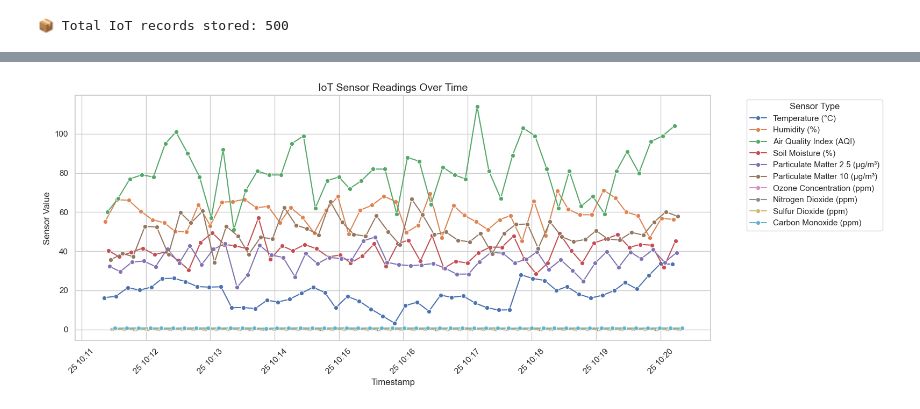
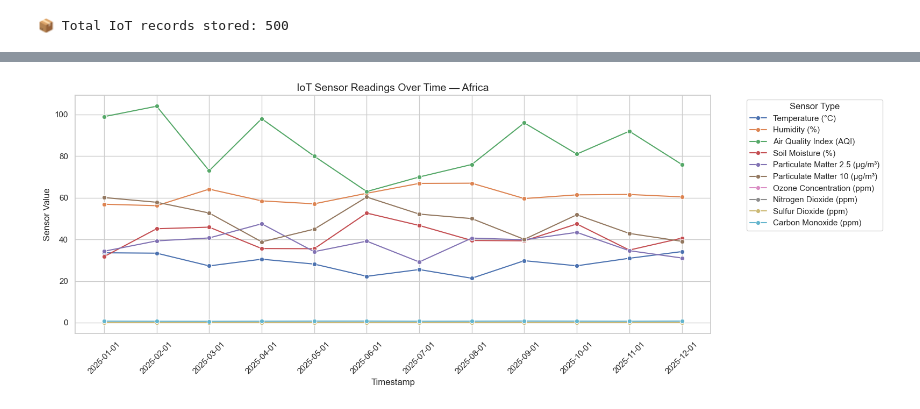
Before and after one commit to TCTayengco/ADET-IoT_Data_Simulation, a Jupyter notebook: IoT Blockchain Interaction.ipynb, the cells around one changed output, grey strips where cells are left out. Cells and saved outputs as stored; diff of their text form; code cells hidden in the pictures.

Commit message:
Updated code for the cleaned CSV and lineplot.

```diff
--- a/IoT Blockchain Interaction.ipynb
+++ b/IoT Blockchain Interaction.ipynb
@@ -216,10 +164,19 @@ import pandas as pd
 import matplotlib.pyplot as plt
 import seaborn as sns
 
-# Clean columns
+# Load the cleaned dataset
+df = pd.read_csv("Cleaned IoT Simulated Data.csv")
+
+# Normalize column names just in case
 df.columns = df.columns.str.strip()
 
-# Select the sensor fields you want to include in the plot
+# Choose your location
+selected_location = "Africa"
+
+# Filter for that location
+df_filtered = df[df["Location"] == selected_location]
+
+# Filter only relevant sensor types
 sensor_fields = [
     'Temperature (°C)',
     'Humidity (%)',
@@ -230,38 +187,38 @@ sensor_fields = [
     'Ozone Concentration (ppm)',
     'Nitrogen Dioxide (ppm)',
     'Sulfur Dioxide (ppm)',
     'Carbon Monoxide (ppm)'
 ]
 
-df_filtered = df[df['data_type'].isin(sensor_fields)]
+df_filtered = df_filtered[df_filtered["data_type"].isin(sensor_fields)]
 
-# Plot it!
+# Step 4: Plot it
 sns.set(style="whitegrid")
 plt.figure(figsize=(16, 6))
 
 sns.lineplot(
     data=df_filtered,
-    x='timestamp',
-    y='numeric_value',
-    hue='data_type',
-    marker='o'
+    x="Timestamp",
+    y="numeric_value",
+    hue="data_type",
+    marker="o"
 )
 
 # Rotate timestamps for readability
 plt.xticks(rotation=45)
 
 # Title and axis labels
-plt.title("IoT Sensor Readings Over Time", fontsize=14)
+plt.title(f"IoT Sensor Readings Over Time — {selected_location}", fontsize=14)
 plt.xlabel("Timestamp", fontsize=12)
 plt.ylabel("Sensor Value", fontsize=12)
 
 # Push legend outside the plot
 plt.legend(title="Sensor Type", bbox_to_anchor=(1.05, 1), loc='upper left')
 
 # Make layout tighter
 plt.tight_layout()
 
 # Show the plot
 plt.show()
 # %% [output]
-[figure, old version]
+[figure, new version]
```
Also changed, not shown: parts of 8 cells of this notebook, 1 other file.
